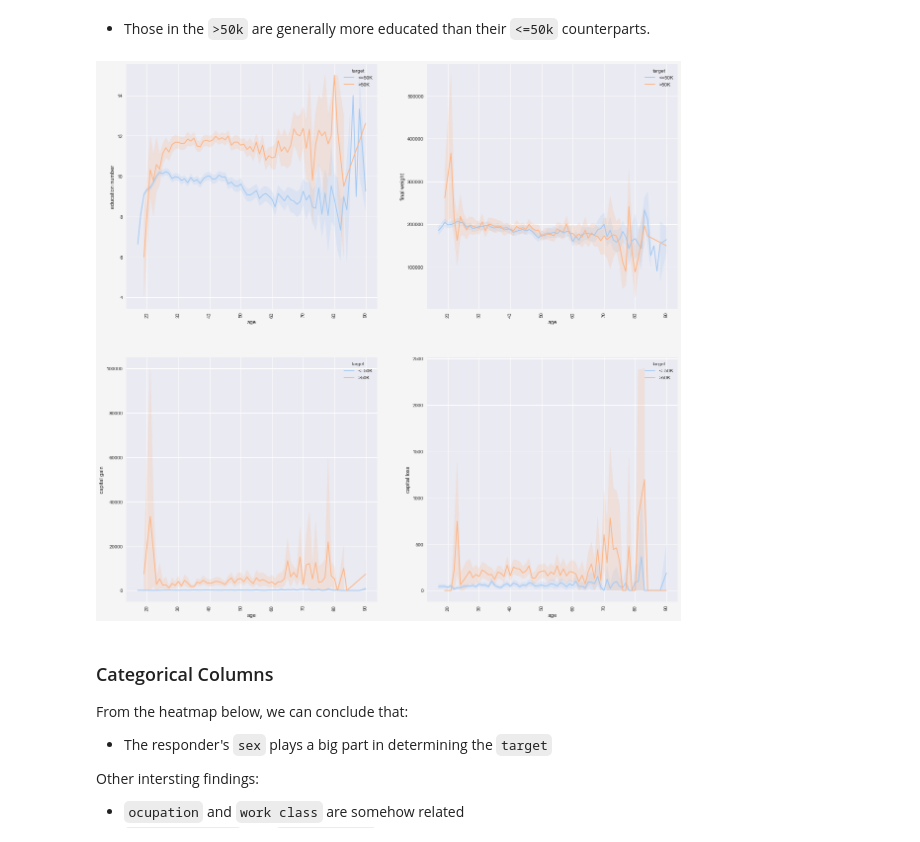
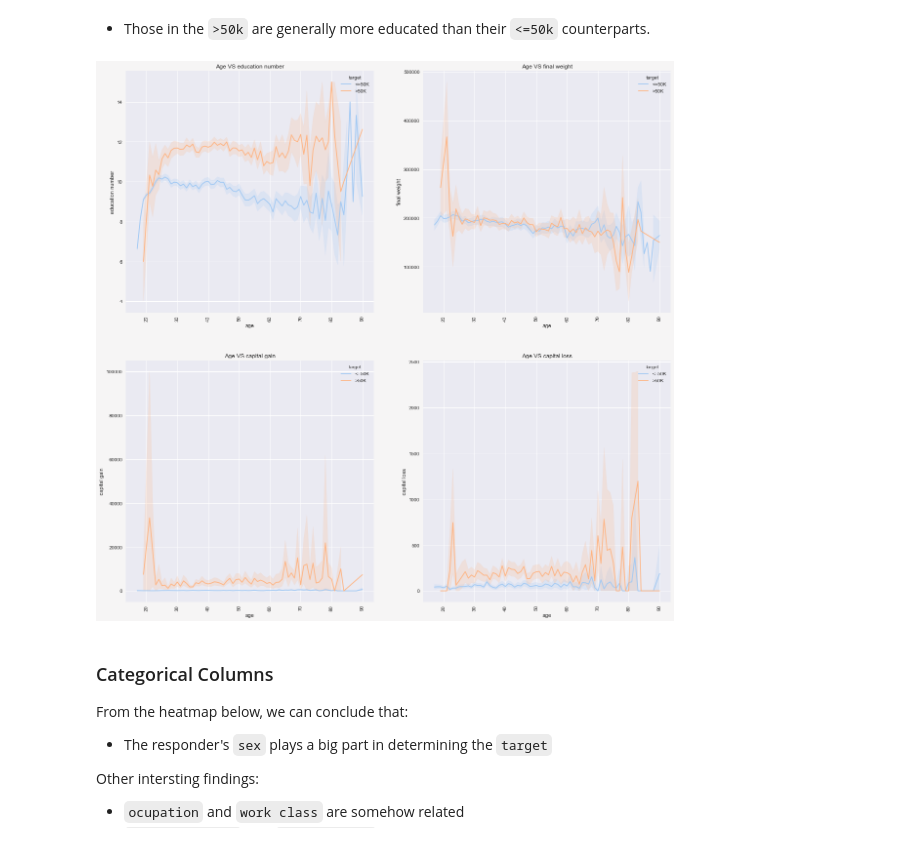
Before and after one commit to erwinleonardy/machine-learning, a Jupyter notebook: adult/erwin/erwin-adult.ipynb, the cells around one changed output. Cells and saved outputs as stored; diff of their text form; code cells hidden in the pictures.

```diff
--- a/adult/erwin/erwin-adult.ipynb
+++ b/adult/erwin/erwin-adult.ipynb
@@ -338,13 +381,14 @@ plt.show()
 # %%
 COLS = ['education number', 'final weight', 'capital gain', 'capital loss']
 
 fig, ax = plt.subplots(2, 2, figsize=(20, 20))
 for col, subplot in zip(COLS, ax.flatten()):
+    subplot.title.set_text(f'Age VS {col}')
     sns.lineplot(data=df, x='age', y=col, hue='target', ax=subplot)
     for label in subplot.get_xticklabels():
         label.set_rotation(90)
 # %% [output]
-[figure, old version]
+[figure, new version]
 # %% [markdown]
 ### Categorical Columns
 From the heatmap below, we can conclude that:
```
Also changed, not shown: parts of 15 cells of this notebook.
